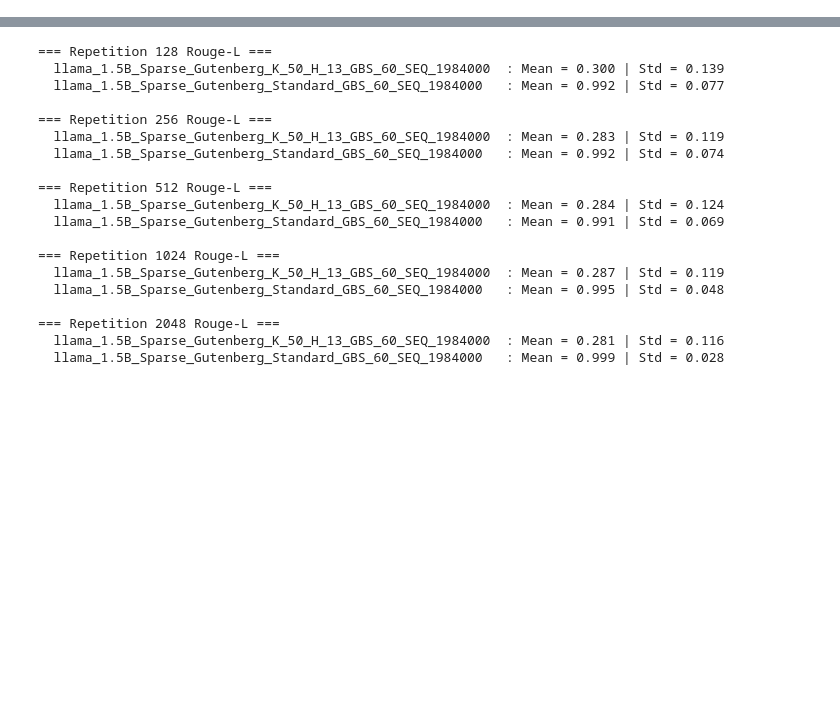
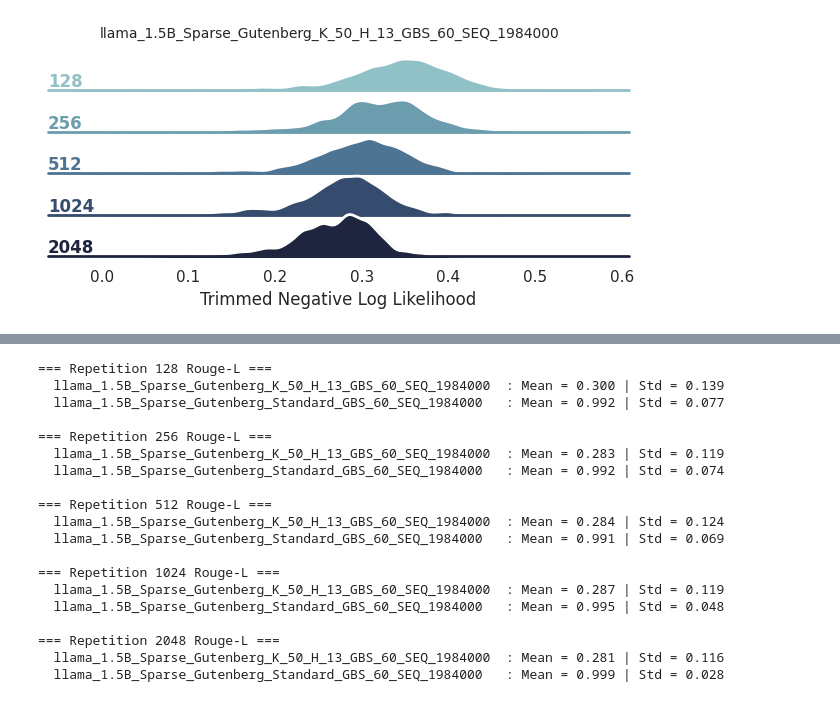
Before and after one commit to Alvorecer721/PDM, a Jupyter notebook: notebooks/rough-l.ipynb, the cells around one changed output, grey strips where cells are left out. Cells and saved outputs as stored; diff of their text form; code cells hidden in the pictures; blank space fills up the shorter version.

```diff
--- a/notebooks/rough-l.ipynb
+++ b/notebooks/rough-l.ipynb
@@ -57,7 +57,7 @@ def batch_metric_calc(batch, true_key, gen_key, len_suffix):
         "TTR_gen": ttr_gen_scores
     }
 # %%
-def log_metrics(results_by_experiment, metric="Rouge-L"):
+def log_metrics(results_by_experiment):
     """
     Log summary of *all* metrics under each experiment and repetition.
     """
@@ -74,7 +74,7 @@ def log_metrics(results_by_experiment, metric="Rouge-L"):
                 )
 
 
-def eval_metrics(base_path: str, experiments: List[str], repetitions: np.ndarray, len_suffix: int):
+def eval_metrics(base_path: str, experiments: List[str], repetitions: np.ndarray, len_suffix: int, policy: str):
     """
     Evaluate the following metrics for a given experiment and repetitions.
     1. ROUGE-L
@@ -97,7 +97,7 @@ def eval_metrics(base_path: str, experiments: List[str], repetitions: np.ndarray
         for r in pbar:
             pbar.set_description(f"Processing repetition set {r}")
             data_path = f"{base_path}/{expr}/inference"
-            data = load_inference_data(data_path, rep=r)
+            data = load_inference_data(data_path, rep=r, policy=policy)
 
             # Calculate ROUGE-L scores
             eval_results = data.map(
@@ -115,6 +115,13 @@ def eval_metrics(base_path: str, experiments: List[str], repetitions: np.ndarray
 
             results[expr][r] = {}
 
+            # NLL
+            results[expr][r]['NLL'] = {
+                'scores': data['nll_mean'],
+                'mean': np.mean(data['nll_mean']),
+                'std': np.std(data['nll_mean'])
+            }
+
             # Store results in dictionary
             for metric in eval_results.column_names:
 
@@ -177,3 +184,15 @@ def log_metrics(results, metric="Rouge-L"):
 base_path = "/iopsstor/scratch/cscs/xyixuan/experiment"
 repetitions_128  = np.array([1, 2, 3, 4, 8, 16, 24, 32, 48, 64, 96, 128])
 repetitions_2048 = np.array([128, 256, 512, 1024, 2048])
+# %%
+goldfish_res_greedy = eval_metrics(
+    base_path,
+    experiments=[
+        # "llama_1.5B_Sparse_Gutenberg_K_50_H_13_GBS_60_SEQ_1984000",
+        # "llama_1.5B_Sparse_Gutenberg_Standard_GBS_60_SEQ_1984000",
+        "llama_1.5B_Sparse_Gutenberg_Standard_GBS_60_SEQ_11971350",
+    ],
+    repetitions=repetitions_2048,
+    len_suffix=500,
+    policy='greedy'
+)
@@ -179,0 +410,7 @@ repetitions_2048 = np.array([128, 256, 512, 1024, 2048])
+# %%
+plot_nll_distributions_ridge(
+    results_dict=goldfish_res_greedy,
+    model_key="llama_1.5B_Sparse_Gutenberg_K_50_H_13_GBS_60_SEQ_1984000",
+)
+# %% [output]
+[figure, added]
```
Also changed, not shown: parts of 12 cells of this notebook, 3 other files.
